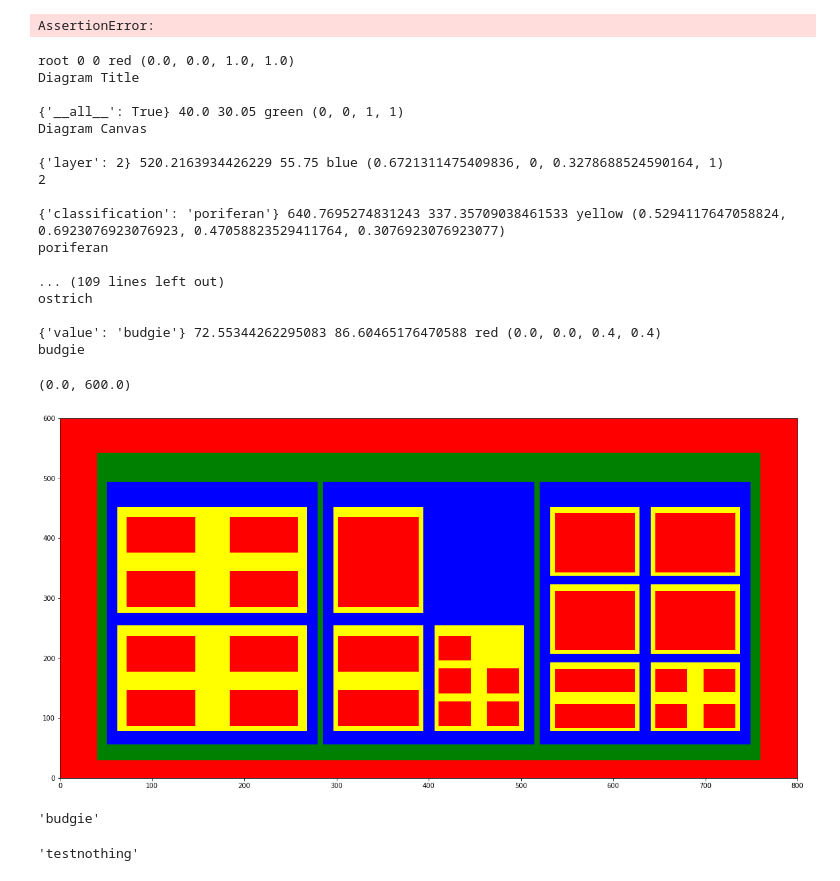
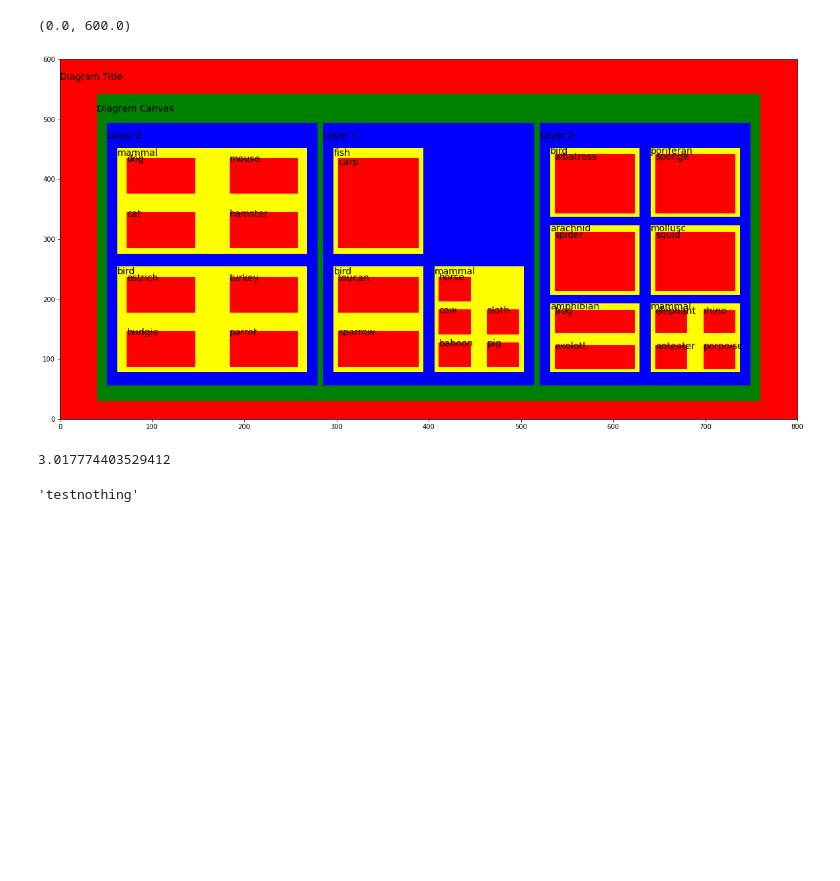
Before and after one commit to MrTomKimber/recursiveblock, a Jupyter notebook: Recursive Layout.ipynb, the cells around one changed output. Drawn from its saved outputs; the diff is of its cells as text; code cells hidden in the pictures; blank space fills up the shorter version.

Commit message:
get_label bugfix

```diff
--- a/Recursive Layout.ipynb
+++ b/Recursive Layout.ipynb
@@ -141,50 +143,29 @@ Unassigned: {'w', 'x', 'h', 'local_pos', 'y'}
-# %%
-assert False
-# %% [output]
-AssertionError:
 # %%
 ch = list(root.walk_children())[::-1]
 fig = plt.figure(figsize=(20,10))
 from matplotlib.patches import Rectangle as rect
 ax=plt.gca()
 for c in ch:
-    print (c.name, c.x, c.y, c.style['background_colour'], c.local_pos)
-    print(c.get_label())
-    print()
+#    print (c.name, c.x, c.y, c.style['background_colour'], c.local_pos)
+#    print(c.get_label())
+#    print()
     r = rect(xy=(c.x, c.y), width=c.w, height=c.h, alpha=1.0, facecolor=c.style['background_colour'])
-    #ax.text(c.x, c.y, c.name, fontsize=14,
-    #            horizontalalignment='left',
-    #            verticalalignment='center')
+    ax.text(c.x, c.y+c.h-(c.style['margin_top']*c.h), c.get_label(), fontsize=14,
+                horizontalalignment='left',
+                verticalalignment='center')
 
     ax.add_patch(r)
 
 ax.set_xlim(0,800)
 ax.set_ylim(0,600)
 # %% [output]
-root 0 0 red (0.0, 0.0, 1.0, 1.0)
-Diagram Title
-
-{'__all__': True} 40.0 30.05 green (0, 0, 1, 1)
-Diagram Canvas
-
-{'layer': 2} 520.2163934426229 55.75 blue (0.6721311475409836, 0, 0.3278688524590164, 1)
-2
-
-{'classification': 'poriferan'} 640.7695274831243 337.35709038461533 yellow (0.5294117647058824, 0.6923076923076923, 0.47058823529411764, 0.3076923076923077)
-poriferan
-
-... (109 lines left out)
-ostrich
-
-{'value': 'budgie'} 72.55344262295083 86.60465176470588 red (0.0, 0.0, 0.4, 0.4)
-budgie
+(0.0, 600.0)
-(0.0, 600.0)
-[figure, old version]
+[figure, new version]
 # %%
-c.get_label()
+c.style['margin_top']*c.h
 #c.template
 # %% [output]
-'budgie'
+3.017774403529412
 # %%
 import re
 # %%
```
Also changed, not shown: parts of 4 cells of this notebook, 1 other file.
